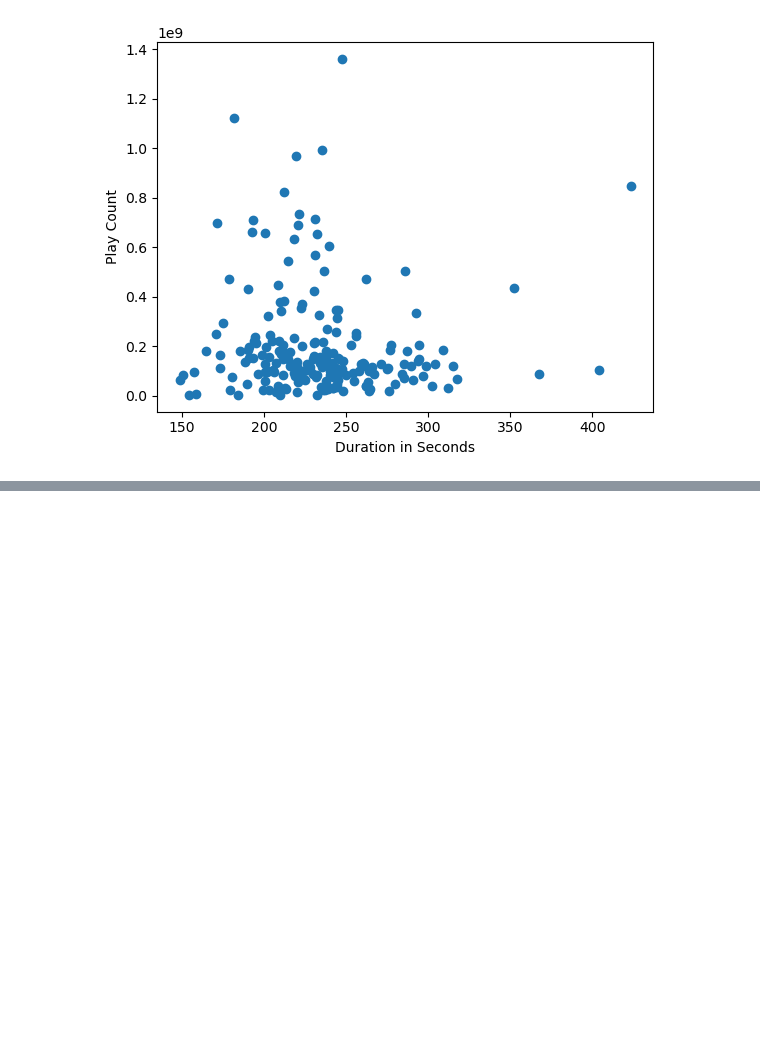
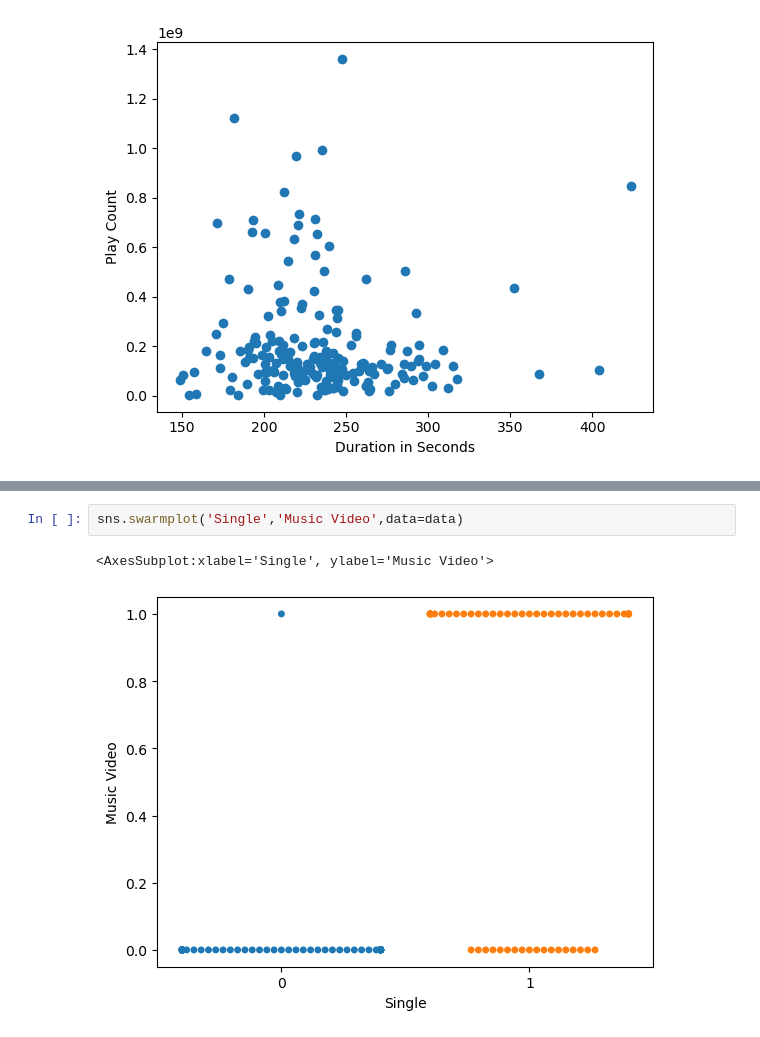
Before and after one commit to kbmoore02/Blog_3, a Jupyter notebook: EDA (Data Visualization).ipynb, the cells around one changed output, grey strips where cells are left out. Saved outputs shown, nothing was run; the diff lists cells and outputs as text; blank space fills up the shorter version.

```diff
--- a/EDA (Data Visualization).ipynb
+++ b/EDA (Data Visualization).ipynb
@@ -89,0 +96,5 @@ plt.ylabel('Play Count');
+# %%
+sns.swarmplot('Single','Music Video',data=data)
+# %% [output]
+<AxesSubplot:xlabel='Single', ylabel='Music Video'>
+[figure, added]
```
Also changed, not shown: parts of 2 cells of this notebook, 1 other file.
